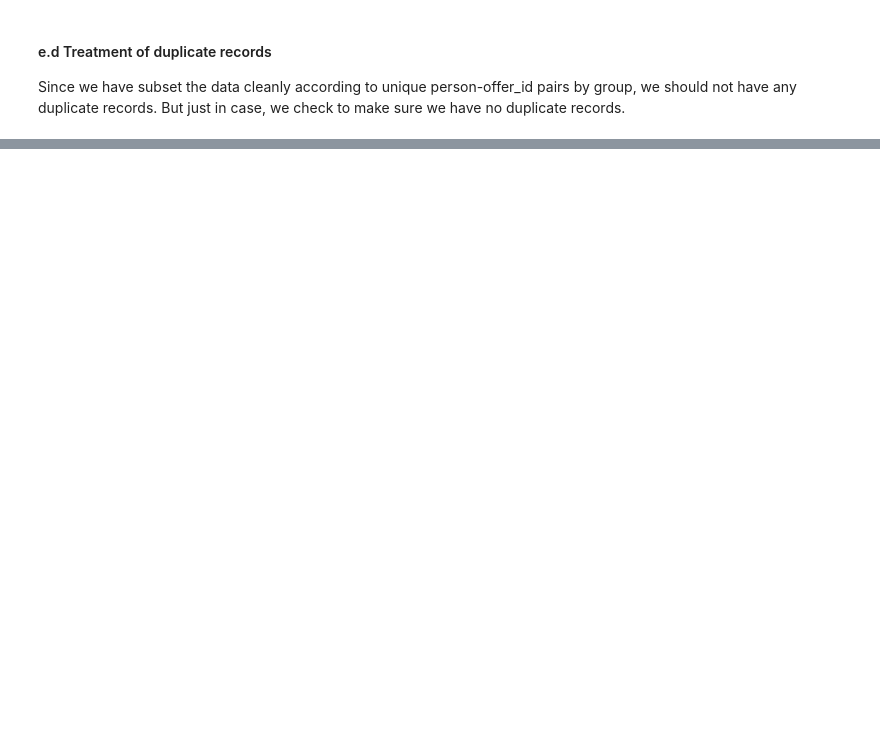
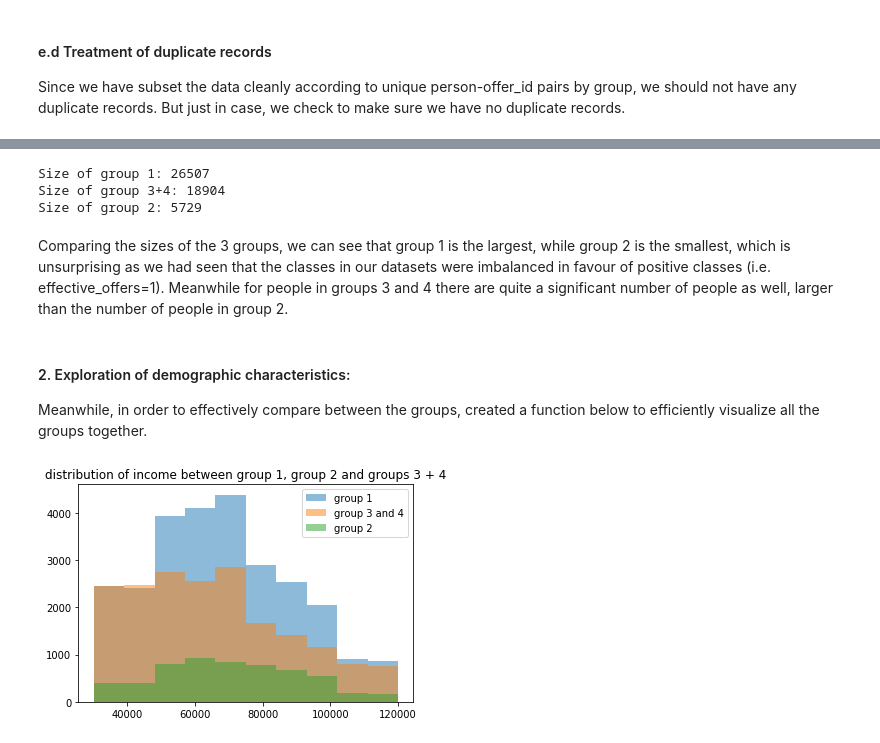
Before and after one commit to shagangrewal/Starbucks_Capstone, a Jupyter notebook: Starbucks_Capstone_notebook.ipynb, the cells around one changed output, grey strips where cells are left out. Cells and saved outputs as stored; diff of their text form; code cells hidden in the pictures; blank space fills up the shorter version.

```diff
--- a/Starbucks_Capstone_notebook.ipynb
+++ b/Starbucks_Capstone_notebook.ipynb
@@ -1006,0 +1981,23 @@ Since we have subset the data cleanly according to unique person-offer_id pairs
+# %%
+#cleaning the data further
+
+#checking null values
+print("For grp 3 and 4:")
+print((grp3_4.isnull().sum()/len(grp3_4))*100)
+
+#drop null values
+grp3_4 = grp3_4.dropna()
+
+#check null values
+print("For grp 1:")
+print((grp1_all.isnull().sum()/len(grp1_all))*100)
+
+#dropping null values
+grp1_all = grp1_all.dropna()
+
+#check null values
+print("For grp 2:")
+print((grp2_all.isnull().sum()/len(grp2_all))*100)
+
+#drop null values
+grp2_all = grp2_all.dropna()
@@ -1006,0 +2022,29 @@ Since we have subset the data cleanly according to unique person-offer_id pairs
+# %%
+#checking size of groups
+print("Size of group 1: "+ str(len(grp1_all['person'])))
+print("Size of group 3+4: "+ str(len(grp3_4['person'])))
+print("Size of group 2: "+ str(len(grp2_all['person'])))
+# %% [output]
+Size of group 1: 26507
+Size of group 3+4: 18904
+Size of group 2: 5729
+# %% [markdown]
+Comparing the sizes of the 3 groups, we can see that group 1 is the largest, while group 2 is the smallest, which is unsurprising as we had seen that the classes in our datasets were imbalanced in favour of positive classes (i.e. effective_offers=1). Meanwhile for people in groups 3 and 4 there are quite a significant number of people as well, larger than the number of people in group 2.
+# %% [markdown]
+#### 2. Exploration of demographic characteristics:
+
+Meanwhile, in order to effectively compare between the groups, created a function below to efficiently visualize all the groups together.
+# %%
+#creating function for plotting multiple histograms overlaying the 3 groups
+def plot_hist(variable,bins=None):
+    plt.hist(grp1_all[variable],alpha=0.5, label='group 1',bins=bins)
+    plt.hist(grp3_4[variable], alpha=0.5, label='group 3 and 4',bins=bins)
+    plt.hist(grp2_all[variable], alpha=0.5, label='group 2',bins=bins)
+    plt.legend(loc='upper right')
+    plt.title('distribution of '+ variable + ' between group 1, group 2 and groups 3 + 4')
+    plt.show()
+# %%
+#plotting distribution of income
+plot_hist('income')
+# %% [output]
+[figure, added]
```
Also changed, not shown: parts of 115 cells of this notebook.
